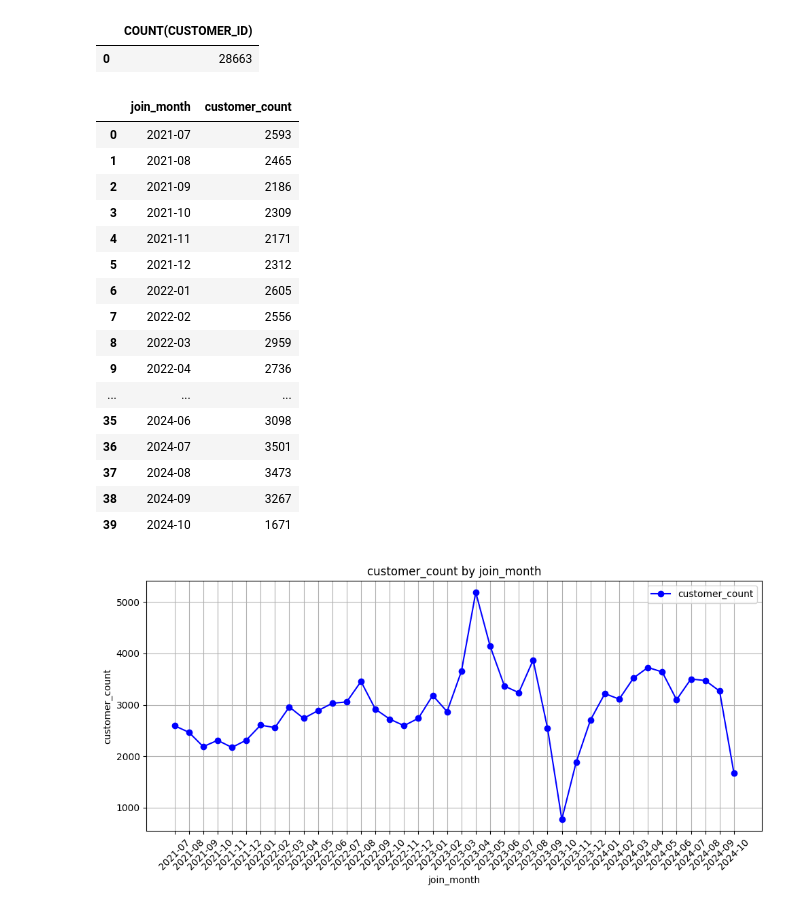
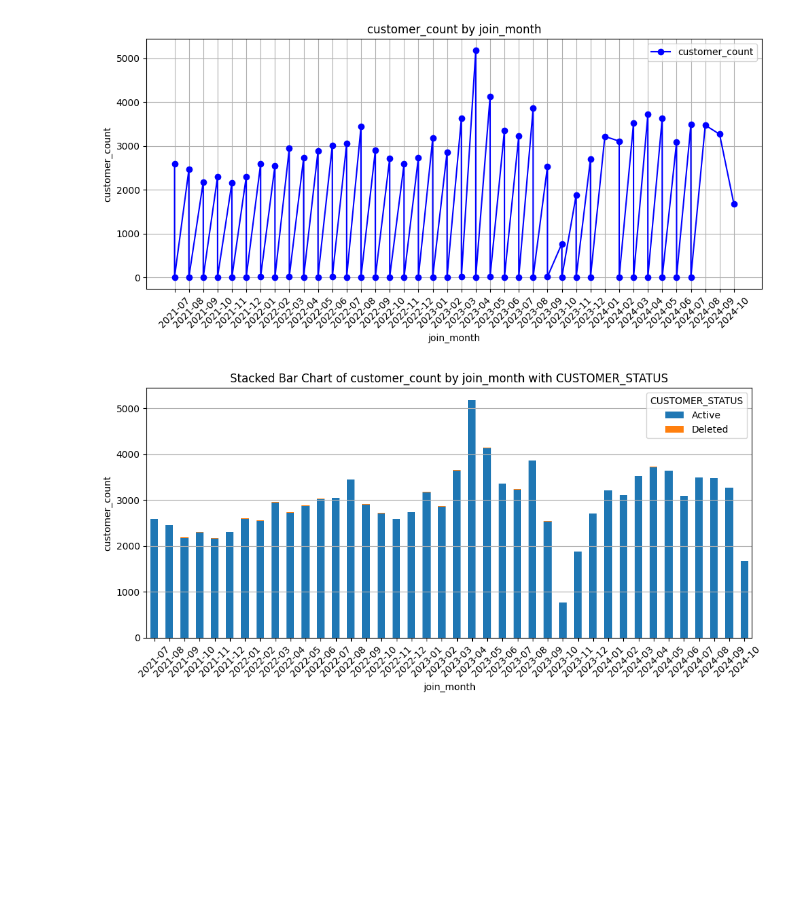
Before and after one commit to scidata-22/star-api, a Jupyter notebook: 03_data_set.ipynb, the cells around one changed output. Cells and saved outputs as stored; diff of their text form; code cells hidden in the pictures; blank space fills up the shorter version.

Commit message:
Add different types of charts

```diff
--- a/03_data_set.ipynb
+++ b/03_data_set.ipynb
@@ -34,40 +88,16 @@ class QueryDB:
 # %%
 db = QueryDB()
-# %%
-qry = """
-SELECT COUNT(CUSTOMER_ID) FROM INFO
-WHERE AGE > 50
-"""
-db.execute(qry)
-# %% [output]
-|  | COUNT(CUSTOMER_ID) |
-| 0 | 28663 |
 # %%
 qry = """
-SELECT strftime('%Y-%m', CUSTOMER_JOIN_DATE) AS join_month, COUNT(*) AS customer_count
+SELECT strftime('%Y-%m', CUSTOMER_JOIN_DATE) AS join_month, COUNT(*) AS customer_count, CUSTOMER_STATUS
 FROM INFO
-GROUP BY join_month
+GROUP BY join_month, CUSTOMER_STATUS
 """
-db.execute(qry)
+# db.execute(qry)
+db.plot(qry, "join_month", "customer_count", "line")
 # %% [output]
-|  | join_month | customer_count |
-| 0 | 2021-07 | 2593 |
-| 1 | 2021-08 | 2465 |
-| 2 | 2021-09 | 2186 |
-| 3 | 2021-10 | 2309 |
-| 4 | 2021-11 | 2171 |
-| 5 | 2021-12 | 2312 |
-| 6 | 2022-01 | 2605 |
-| 7 | 2022-02 | 2556 |
-| 8 | 2022-03 | 2959 |
-| 9 | 2022-04 | 2736 |
-| ... | ... | ... |
-| 35 | 2024-06 | 3098 |
-| 36 | 2024-07 | 3501 |
-| 37 | 2024-08 | 3473 |
-| 38 | 2024-09 | 3267 |
-| 39 | 2024-10 | 1671 |
+[figure, added]
 # %%
-db.plot(qry, "join_month", "customer_count")
+db.plot_stacked_bar(qry, "join_month", "customer_count", "CUSTOMER_STATUS")
 # %% [output]
-[figure, old version]
+[figure, new version]
```
Also changed, not shown: parts of 2 cells of this notebook.
